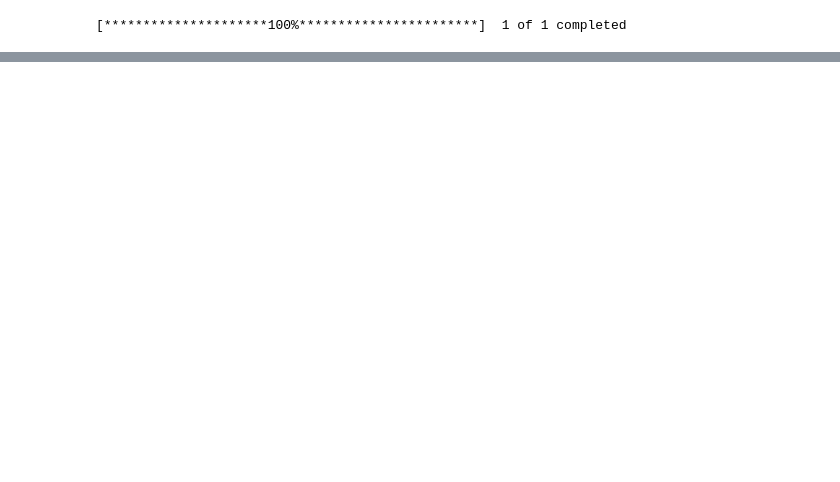
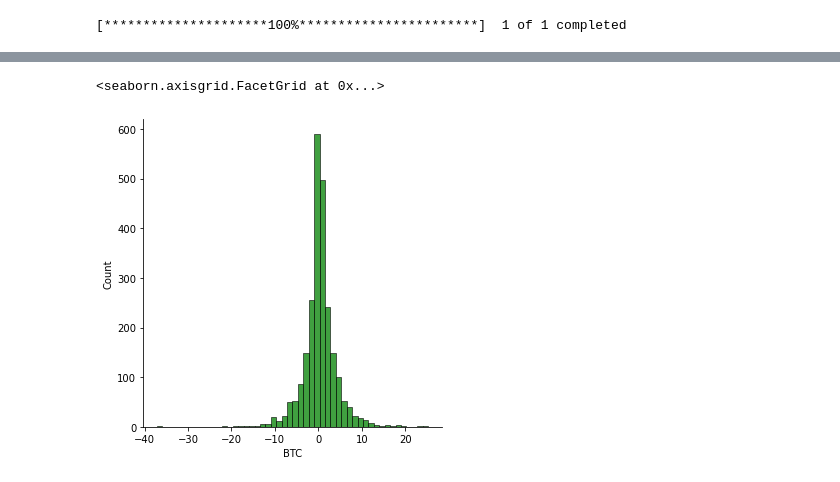
Before and after one commit to nick-bush/stock-scanners, a Jupyter notebook: ema-backtest.ipynb, the cells around one changed output, grey strips where cells are left out. Cells and saved outputs as stored; diff of their text form; code cells hidden in the pictures; blank space fills up the shorter version.

```diff
--- a/ema-backtest.ipynb
+++ b/ema-backtest.ipynb
@@ -60,0 +107,4 @@ df[df['34 EMA'] > df['50 EMA']]
+# %%
+df_new['TSLA'] = tsla['Adj Close']
+df_new['SPY'] = spy['Adj Close']
+df_new['ETH'] = eth['Adj Close']
@@ -60,0 +128,10 @@ df[df['34 EMA'] > df['50 EMA']]
+# %%
+
+for i in df_new.columns[1:]:
+    for j in range(0,len(df_new)):
+        #must use isnan to compare nan values
+        if np.isnan(df_new[i][j]):
+            #print('FOUND ONE')
+            #print('Old: {}'.format(df_new[i][j]))
+            df_new[i][j] = df_new[i][j-1]
+            #print('New: {}'.format(df_new[i][j]))
@@ -60,0 +155,12 @@ df[df['34 EMA'] > df['50 EMA']]
+# %%
+def daily_return(df):
+    df_daily_return = df.copy()
+    #loop on columns
+    for i in df.columns:
+        #Loop on rows
+        for j in range(1,len(df)):
+            df_daily_return[i][j] = ( (df[i][j] -df[i][j-1]) /df[i][j-1] )*100
+        df_daily_return[i][0] = df_daily_return[i].mean()
+    return df_daily_return
+# %%
+df_returns = daily_return(df_new)
@@ -60,0 +184,5 @@ df[df['34 EMA'] > df['50 EMA']]
+# %%
+sns.displot(df_returns['BTC'],bins=50,color='green')
+# %% [output]
+<seaborn.axisgrid.FacetGrid at 0x...>
+[figure, added]
```
Also changed, not shown: parts of 22 cells of this notebook.
